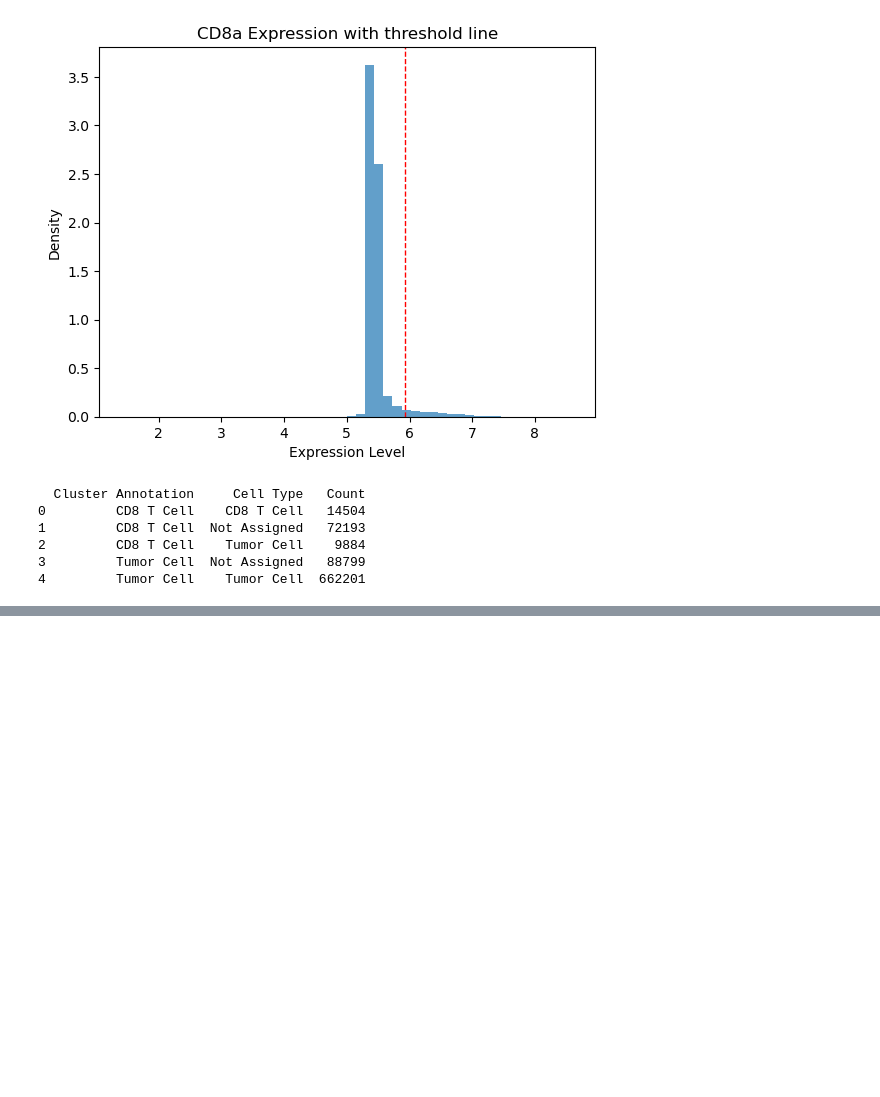
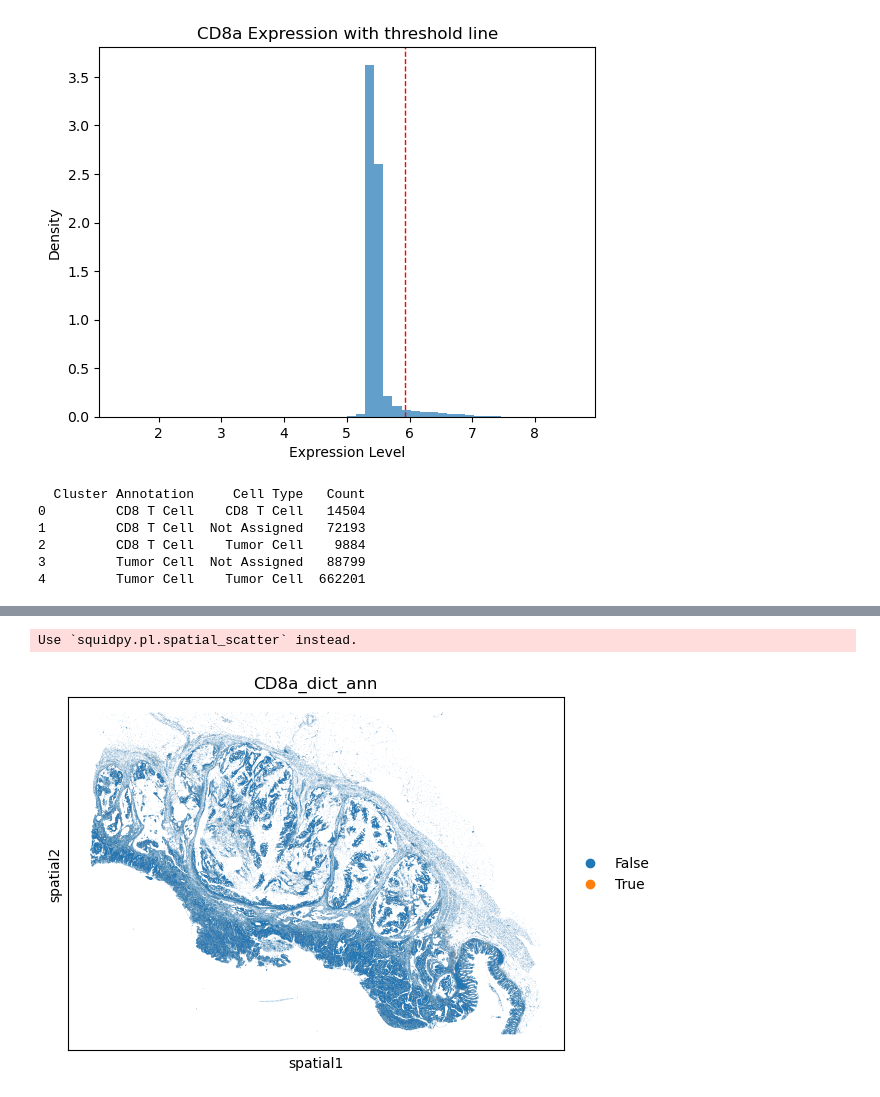
Before and after one commit to lemoncarrot/Summer2025, a Jupyter notebook: tumor_and_cd8.ipynb, the cells around one changed output, grey strips where cells are left out. Saved outputs shown, nothing was run; the diff lists cells and outputs as text; code cells hidden in the pictures; blank space fills up the shorter version.

```diff
--- a/tumor_and_cd8.ipynb
+++ b/tumor_and_cd8.ipynb
@@ -331,0 +418,5 @@ sc.pl.spatial(adata, color=["leiden_clusters", "CD8a_labels", "CD8a_gmm_labels"]
+# %%
+sc.pl.spatial(adata, color=["CD8a_dict_ann"], spot_size=30)
+# %% [output]
+Use `squidpy.pl.spatial_scatter` instead.
+[figure, added]
```
Also changed, not shown: parts of 8 cells of this notebook.
